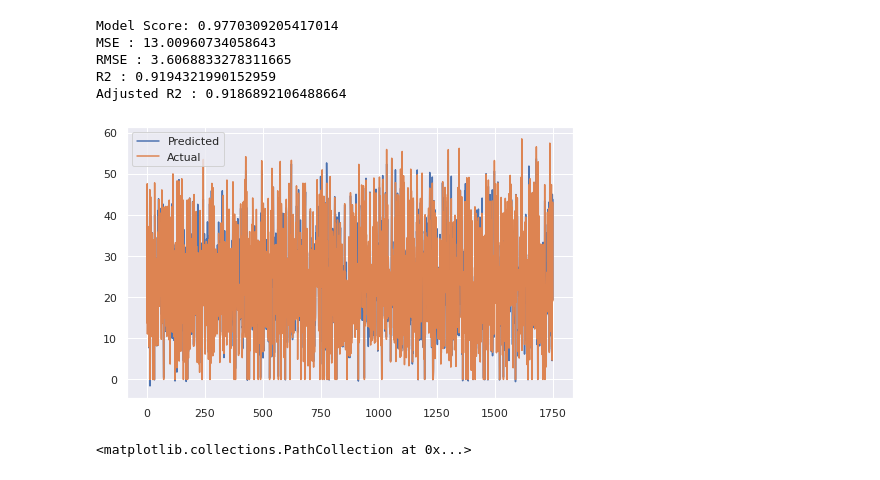
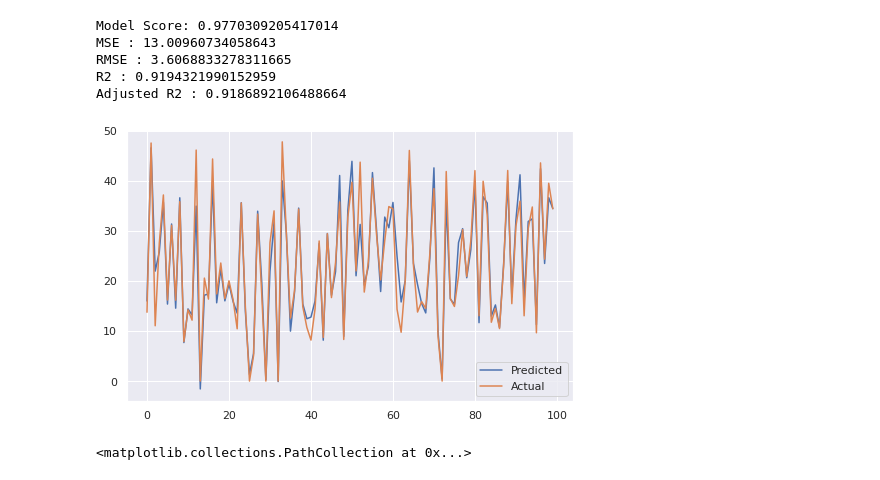
Before and after one commit to Jaypardeshii/Bike-Sharing-Demand-Prediction, a Jupyter notebook: Bike_Sharing_Demand_Prediction_Capstone_Project.ipynb, the cells around one changed output. Cells and saved outputs as stored; diff of their text form; code cells hidden in the pictures.

```diff
--- a/Bike_Sharing_Demand_Prediction_Capstone_Project.ipynb
+++ b/Bike_Sharing_Demand_Prediction_Capstone_Project.ipynb
@@ -1849,12 +1851,12 @@ R2 : 0.9194321990152959
 Adjusted R2 : 0.9186892106488664
 # %%
 plt.figure(figsize=(8,5))
-plt.plot((y_pred_test_x_g))
-plt.plot(np.array((y_test)))
+plt.plot((y_pred_test_x_g)[:100])
+plt.plot(np.array((y_test)[:100]))
 plt.legend(["Predicted","Actual"])
 plt.show()
 # %% [output]
-[figure, old version]
+[figure, new version]
 # %%
 ### Heteroscadacity
 plt.scatter((y_pred_test_x_g),(y_test)-(y_pred_test_x_g))
```
Also changed, not shown: parts of 33 cells of this notebook.
